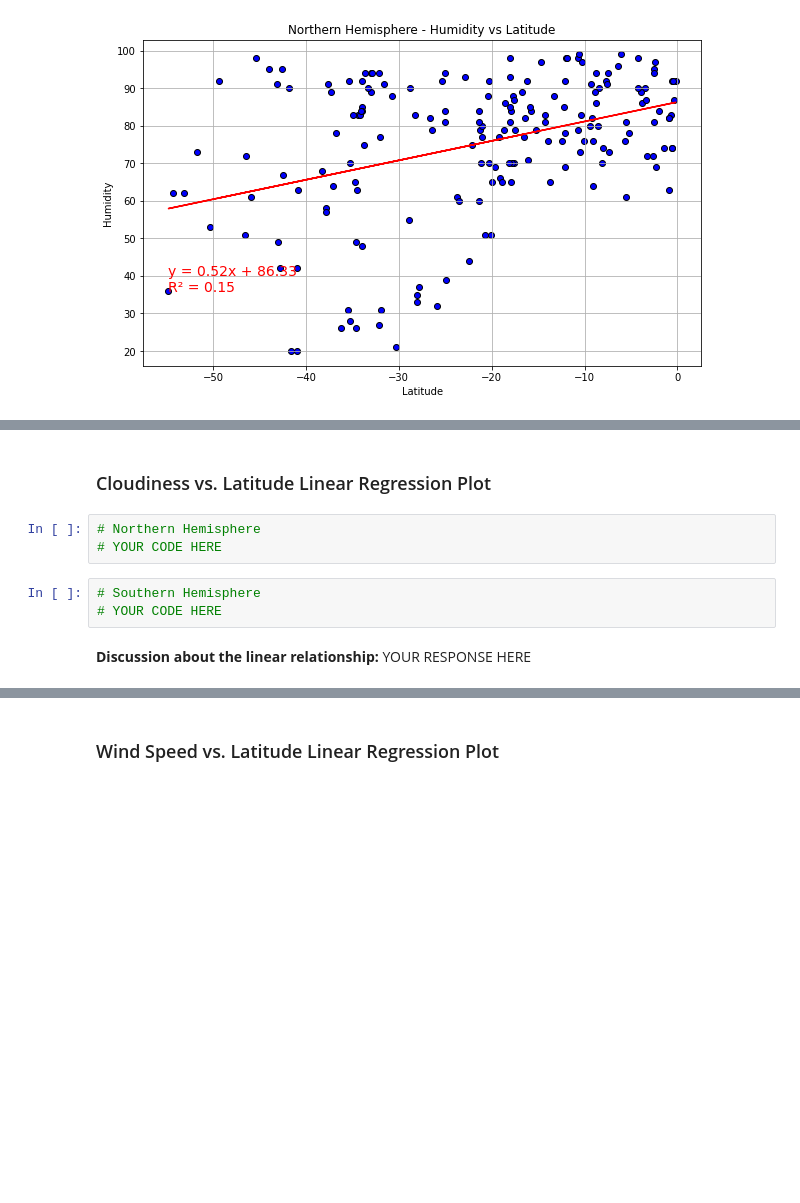
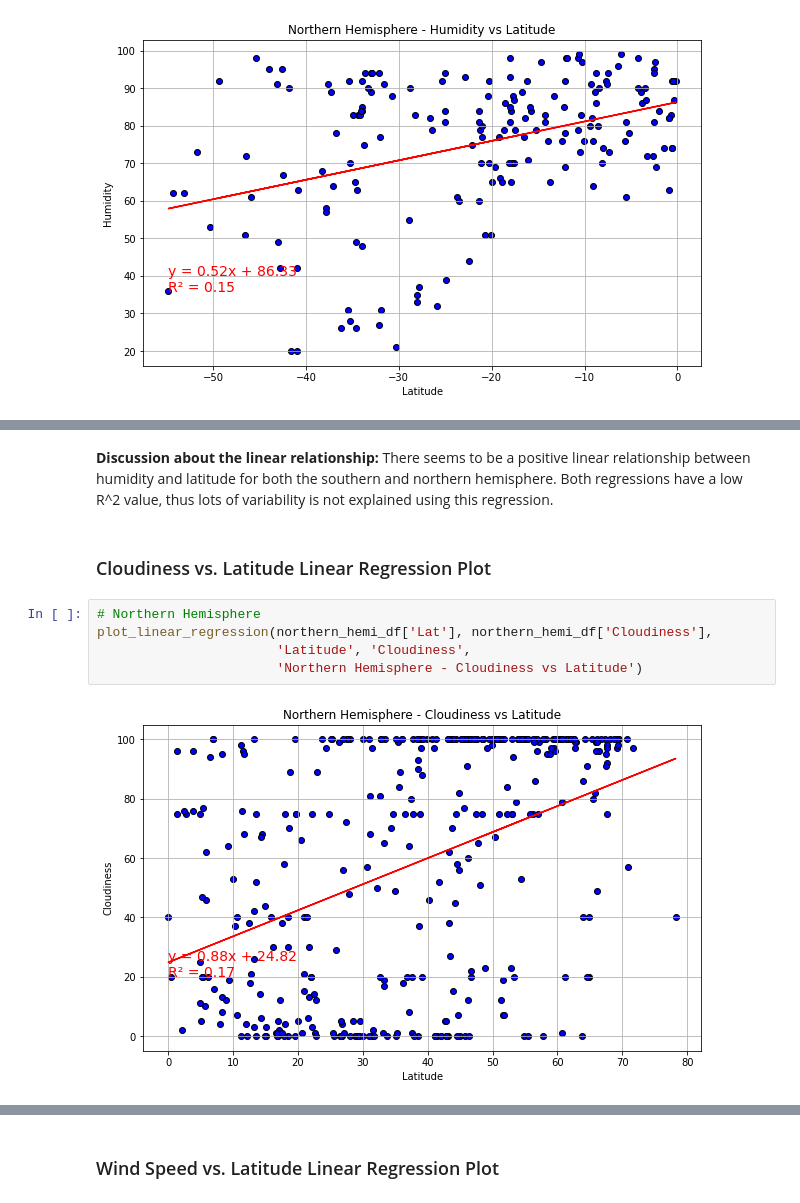
Before and after one commit to jayparikh1998/UofT-Bootcamp, a Jupyter notebook: python_api_challenge/starter_code/WeatherPy.ipynb, the cells around one changed output, grey strips where cells are left out. Cells and saved outputs as stored; diff of their text form; blank space fills up the shorter version.

```diff
--- a/python_api_challenge/starter_code/WeatherPy.ipynb
+++ b/python_api_challenge/starter_code/WeatherPy.ipynb
@@ -367,10 +365,11 @@ plot_linear_regression(southern_hemi_df['Lat'], southern_hemi_df['Humidity'],
+# %% [markdown]
+**Discussion about the linear relationship:** There seems to be a positive linear relationship between humidity and latitude for both the southern and northern hemisphere. Both regressions have a low R^2 value, thus lots of variability is not explained using this regression.
 # %% [markdown]
 ### Cloudiness vs. Latitude Linear Regression Plot
-# %%
-# Northern Hemisphere
-# YOUR CODE HERE
-# %%
-# Southern Hemisphere
-# YOUR CODE HERE
-# %% [markdown]
-**Discussion about the linear relationship:** YOUR RESPONSE HERE
+# %%
+# Northern Hemisphere
+plot_linear_regression(northern_hemi_df['Lat'], northern_hemi_df['Cloudiness'],
+                       'Latitude', 'Cloudiness',
+                       'Northern Hemisphere - Cloudiness vs Latitude')
+# %% [output]
+[figure, added]
```
Also changed, not shown: parts of 9 cells of this notebook.
